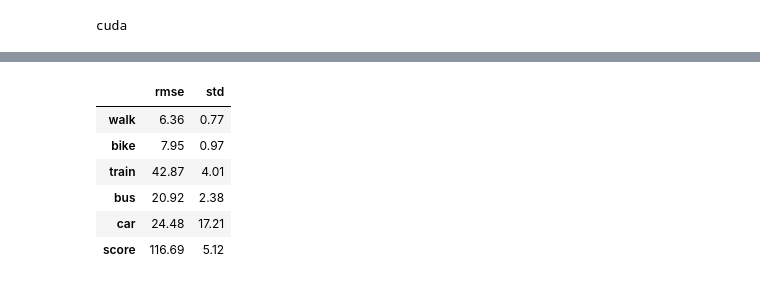
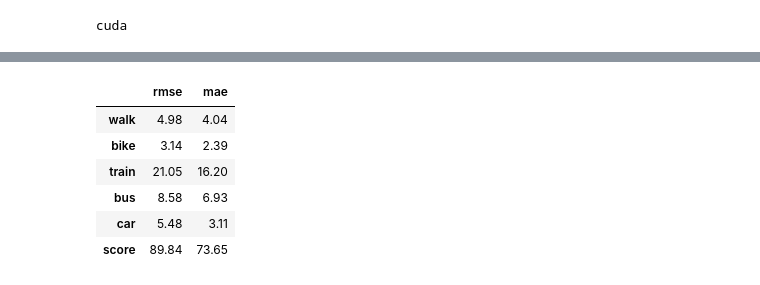
Before and after one commit to rik1599/playngo_challenge_generator, a Jupyter notebook: notebooks/GRU.ipynb, the cells around one changed output, grey strips where cells are left out. Saved outputs shown, nothing was run; the diff lists cells and outputs as text; code cells hidden in the pictures.

```diff
--- a/notebooks/GRU.ipynb
+++ b/notebooks/GRU.ipynb
@@ -271,43 +271,21 @@ pd.DataFrame({
-# %%
-# POP predictor: take the last week score
-
-from sklearn.model_selection import TimeSeriesSplit
-from sklearn.metrics import root_mean_squared_error
-from tqdm import tqdm
-tqdm.pandas()
-
-def cross_validate(x: pd.Series):
-    dataframe = x['scores']
-    tscv = TimeSeriesSplit(n_splits=5, test_size=1)
-    folds = {}
-    i = 0
-    for train_index, test_index in tscv.split(dataframe):
-        assert len(test_index) == 1
-        X = dataframe[train_index]
-        y_pred = X[-1] # take the last week score
-
-        y = dataframe[test_index].reshape(-1)
-        folds[f"fold_{i}"] = np.array([y, y_pred])
-        i += 1
-
-    return pd.Series(folds)
-
-Y_hat: pd.DataFrame = flattened_df.progress_apply(cross_validate, axis=1)
-
-rmse = []
-for i in Y_hat.columns[-5:]:
-    values = np.array(Y_hat[i].values.tolist())
-    rmse.append(root_mean_squared_error(values[:, 0, :], values[:, 1, :], multioutput='raw_values'))
-
-pd.DataFrame({
-    'rmse': np.array(rmse).mean(axis=0),
-    'std': np.array(rmse).std(axis=0),
-}, index=['walk', 'bike', 'train', 'bus', 'car', 'score']).map('{:.2f}'.format)
-# %% [output]
-|  | rmse | std |
-| walk | 6.36 | 0.77 |
-| bike | 7.95 | 0.97 |
-| train | 42.87 | 4.01 |
-| bus | 20.92 | 2.38 |
-| car | 24.48 | 17.21 |
-| score | 116.69 | 5.12 |
+# %%
+# POP predictor: take the last week score
+
+from tqdm import tqdm
+tqdm.pandas()
+
+
+def predict(X):
+    return X[-1] # take the last week score
+
+Y_hat: pd.DataFrame = flattened_df.progress_apply(cross_validate, axis=1, predict=predict).apply(global_mean).map('{:.2f}'.format)
+Y_hat.index = ['walk', 'bike', 'train', 'bus', 'car', 'score']
+Y_hat
+# %% [output]
+|  | rmse | mae |
+| walk | 4.98 | 4.04 |
+| bike | 3.14 | 2.39 |
+| train | 21.05 | 16.20 |
+| bus | 8.58 | 6.93 |
+| car | 5.48 | 3.11 |
+| score | 89.84 | 73.65 |
```
Also changed, not shown: parts of 5 cells of this notebook, 2 other files.
